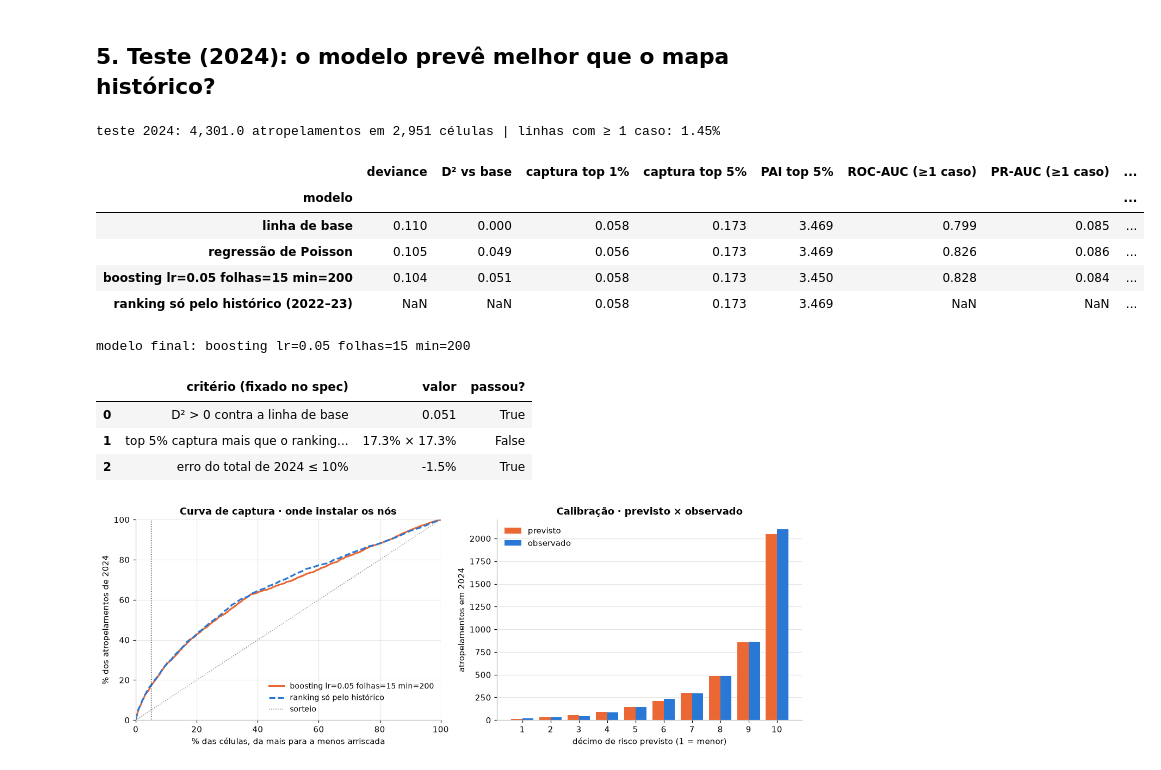
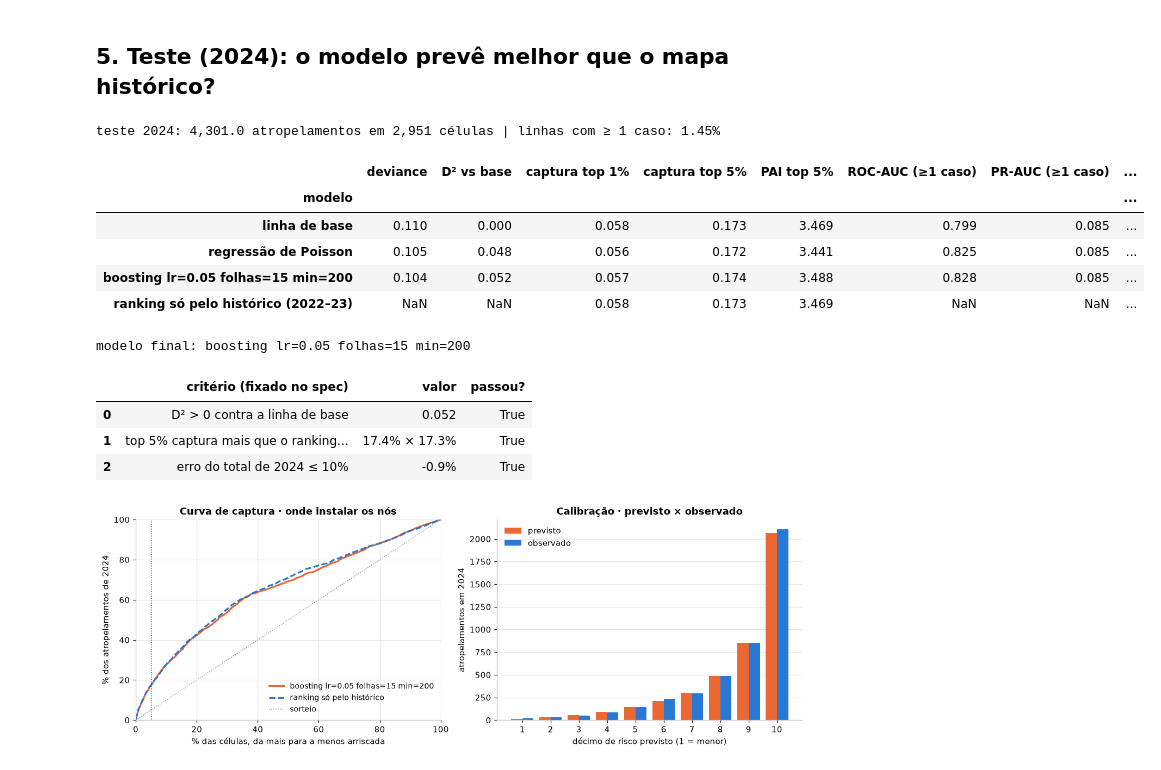
Before and after one commit to tamiresvferreira/betterway, a Jupyter notebook: 1TIAO/GLOBAL-SOLUTION-2/src/estudo_b_risco_vida/06_modelo_risco_ocorrencia.ipynb, the cells around one changed output. Cells and saved outputs as stored; diff of their text form; code cells hidden in the pictures.

```diff
--- a/1TIAO/GLOBAL-SOLUTION-2/src/estudo_b_risco_vida/06_modelo_risco_ocorrencia.ipynb
+++ b/1TIAO/GLOBAL-SOLUTION-2/src/estudo_b_risco_vida/06_modelo_risco_ocorrencia.ipynb
@@ -129,7 +130,8 @@ escala. Cada linha tem `n` (atropelamentos) e `horas` (quantas horas daquele tip
 # %%
 COLS = ["latitude", "longitude", "fatal", "tipo_via"]
-tab22 = rv.variaveis_celula(rv.construir_tabelas(ev.loc[ev["ano"] == 2022, COLS]), anos=1)
-tab2223 = rv.variaveis_celula(rv.construir_tabelas(ev.loc[ev["ano"].isin([2022, 2023]), COLS]), anos=2)
+tab22 = rv.tabela_celulas(ev.loc[ev["ano"] == 2022, COLS], anos=1)
+tab2223 = rv.tabela_celulas(ev.loc[ev["ano"].isin([2022, 2023]), COLS], anos=2)
+print(f"células em grupo do DBSCAN: {tab22['em_grupo'].mean():.1%} (histórico 2022) × {tab2223['em_grupo'].mean():.1%} (2022–23)")
 
 def painel(ano: int, tab: pd.DataFrame) -> pd.DataFrame:
     expo = rv.exposicao(chuva_h, f"{ano}-01-01", f"{ano}-12-31")
@@ -273,34 +276,37 @@ multiplicadores da regressão de Poisson (statsmodels, treino) — efeito de +1
 # %%
 mu = {"linha de base": linha_de_base(P_te, [2022, 2023]),
       "regressão de Poisson": poisson.predict(X_(P_te)) * P_te["horas"].to_numpy(),
       FINAL: modelo.predict(X_(P_te)) * P_te["horas"].to_numpy()}
 n_te = P_te["n"].to_numpy()
 obs_cel = P_te.groupby("celula")["n"].sum()
 hist_cel = tab2223["hist_log"].reindex(obs_cel.index).fillna(0)
 
 def captura(score_cel, frac):
     top = score_cel.sort_values(ascending=False).index[: max(1, int(round(len(score_cel) * frac)))]
     return obs_cel.loc[top].sum() / obs_cel.sum()
 
 linhas = []
 for nome, m in mu.items():
     cel = pd.Series(m, index=P_te.index).groupby(P_te["celula"]).sum().reindex(obs_cel.index)
     linhas.append({"modelo": nome, "deviance": deviance(n_te, m), "D² vs base": 1 - deviance(n_te, m) / deviance(n_te, mu["linha de base"]),
                    "captura top 1%": captura(cel, 0.01), "captura top 5%": captura(cel, 0.05),
                    "PAI top 5%": captura(cel, 0.05) / 0.05, "ROC-AUC (≥1 caso)": roc_auc_score(n_te > 0, m),
-                   "PR-AUC (≥1 caso)": average_precision_score(n_te > 0, m), "total previsto ÷ observado": m.sum() / n_te.sum()})
+                   "PR-AUC (≥1 caso)": average_precision_score(n_te > 0, m),
+                   "ROC-AUC sobre a taxa": roc_auc_score(n_te > 0, m / P_te["horas"].to_numpy()),
+                   "PR-AUC sobre a taxa": average_precision_score(n_te > 0, m / P_te["horas"].to_numpy()),
+                   "total previsto ÷ observado": m.sum() / n_te.sum()})
 linhas.append({"modelo": "ranking só pelo histórico (2022–23)", "captura top 1%": captura(hist_cel, 0.01),
                "captura top 5%": captura(hist_cel, 0.05), "PAI top 5%": captura(hist_cel, 0.05) / 0.05})
 res = pd.DataFrame(linhas).set_index("modelo")
 print(f"teste 2024: {n_te.sum():,} atropelamentos em {len(obs_cel):,} células | linhas com ≥ 1 caso: {(n_te > 0).mean():.2%}")
 res.round(3)
 # %% [output]
 teste 2024: 4,301.0 atropelamentos em 2,951 células | linhas com ≥ 1 caso: 1.45%
 |  | deviance | D² vs base | captura top 1% | captura top 5% | PAI top 5% | ROC-AUC (≥1 caso) | PR-AUC (≥1 caso) | ... |
 | modelo |  |  |  |  |  |  |  | ... |
 | linha de base | 0.110 | 0.000 | 0.058 | 0.173 | 3.469 | 0.799 | 0.085 | ... |
-| regressão de Poisson | 0.105 | 0.049 | 0.056 | 0.173 | 3.469 | 0.826 | 0.086 | ... |
-| boosting lr=0.05 folhas=15 min=200 | 0.104 | 0.051 | 0.058 | 0.173 | 3.450 | 0.828 | 0.084 | ... |
+| regressão de Poisson | 0.105 | 0.048 | 0.056 | 0.172 | 3.441 | 0.825 | 0.085 | ... |
+| boosting lr=0.05 folhas=15 min=200 | 0.104 | 0.052 | 0.057 | 0.174 | 3.488 | 0.828 | 0.085 | ... |
 | ranking só pelo histórico (2022–23) | NaN | NaN | 0.058 | 0.173 | 3.469 | NaN | NaN | ... |
 # %%
 r = res.loc[FINAL]
@@ -316,9 +322,9 @@ criterios
 # %% [output]
 modelo final: boosting lr=0.05 folhas=15 min=200
 |  | critério (fixado no spec) | valor | passou? |
-| 0 | D² > 0 contra a linha de base | 0.051 | True |
-| 1 | top 5% captura mais que o ranking... | 17.3% × 17.3% | False |
-| 2 | erro do total de 2024 ≤ 10% | -1.5% | True |
+| 0 | D² > 0 contra a linha de base | 0.052 | True |
+| 1 | top 5% captura mais que o ranking... | 17.4% × 17.3% | True |
+| 2 | erro do total de 2024 ≤ 10% | -0.9% | True |
 # %%
 fig, axes = plt.subplots(1, 2, figsize=(12, 4.3))
 ax = axes[0]
```
Also changed, not shown: parts of 8 cells of this notebook, 7 other files.
